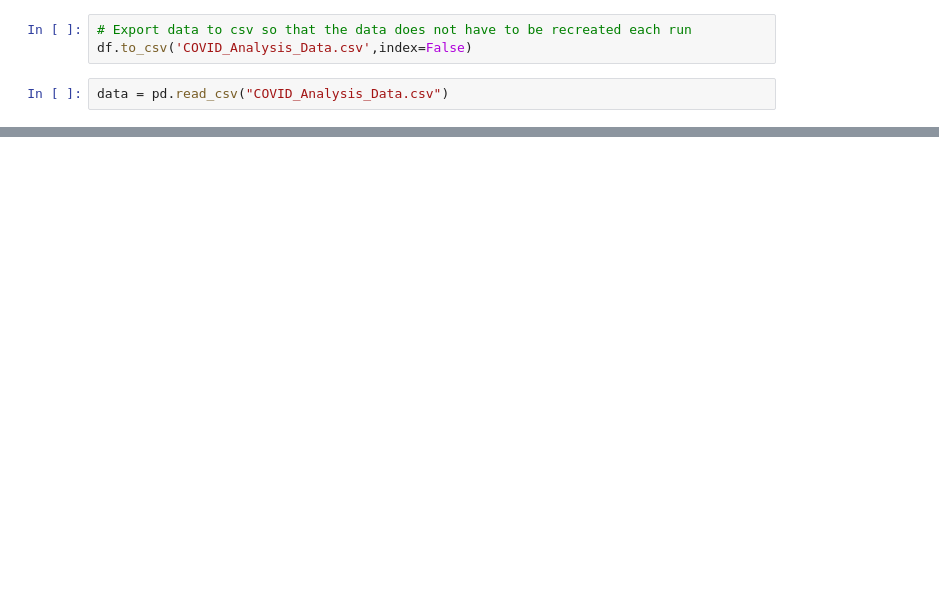
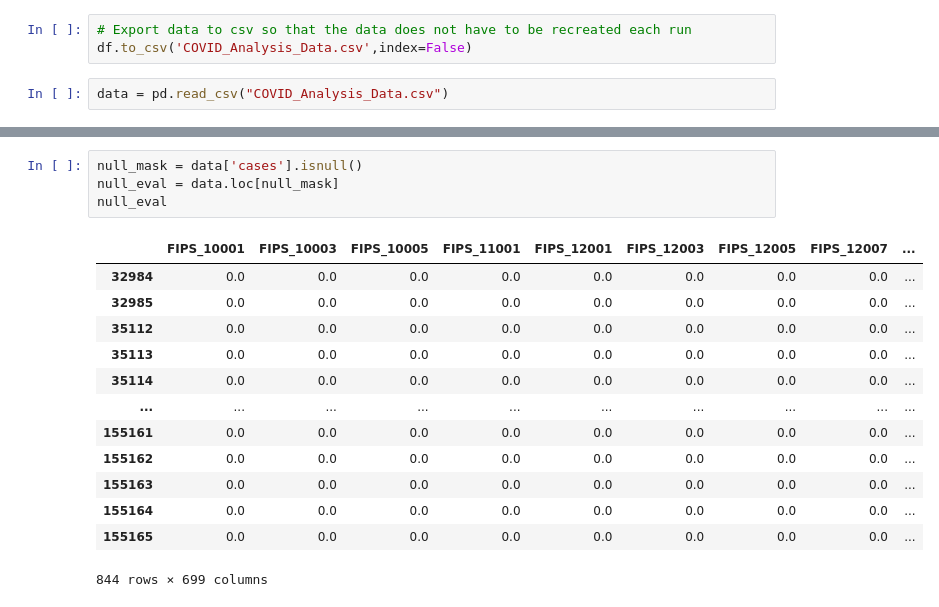
Before and after one commit to ehmartens/cs5644-project, a Jupyter notebook: Lesniak_Model_Explore.ipynb, the cells around one changed output, grey strips where cells are left out. Drawn from its saved outputs; the diff is of its cells as text; blank space fills up the shorter version.

```diff
--- a/Lesniak_Model_Explore.ipynb
+++ b/Lesniak_Model_Explore.ipynb
@@ -69,0 +90,18 @@ data = pd.read_csv("COVID_Analysis_Data.csv")
+# %%
+null_mask = data['cases'].isnull()
+null_eval = data.loc[null_mask]
+null_eval
+# %% [output]
+|  | FIPS_10001 | FIPS_10003 | FIPS_10005 | FIPS_11001 | FIPS_12001 | FIPS_12003 | FIPS_12005 | FIPS_12007 | ... |
+| 32984 | 0.0 | 0.0 | 0.0 | 0.0 | 0.0 | 0.0 | 0.0 | 0.0 | ... |
+| 32985 | 0.0 | 0.0 | 0.0 | 0.0 | 0.0 | 0.0 | 0.0 | 0.0 | ... |
+| 35112 | 0.0 | 0.0 | 0.0 | 0.0 | 0.0 | 0.0 | 0.0 | 0.0 | ... |
+| 35113 | 0.0 | 0.0 | 0.0 | 0.0 | 0.0 | 0.0 | 0.0 | 0.0 | ... |
+| 35114 | 0.0 | 0.0 | 0.0 | 0.0 | 0.0 | 0.0 | 0.0 | 0.0 | ... |
+| ... | ... | ... | ... | ... | ... | ... | ... | ... | ... |
+| 155161 | 0.0 | 0.0 | 0.0 | 0.0 | 0.0 | 0.0 | 0.0 | 0.0 | ... |
+| 155162 | 0.0 | 0.0 | 0.0 | 0.0 | 0.0 | 0.0 | 0.0 | 0.0 | ... |
+| 155163 | 0.0 | 0.0 | 0.0 | 0.0 | 0.0 | 0.0 | 0.0 | 0.0 | ... |
+| 155164 | 0.0 | 0.0 | 0.0 | 0.0 | 0.0 | 0.0 | 0.0 | 0.0 | ... |
+| 155165 | 0.0 | 0.0 | 0.0 | 0.0 | 0.0 | 0.0 | 0.0 | 0.0 | ... |
+844 rows × 699 columns
```
Also changed, not shown: parts of 18 cells of this notebook.
